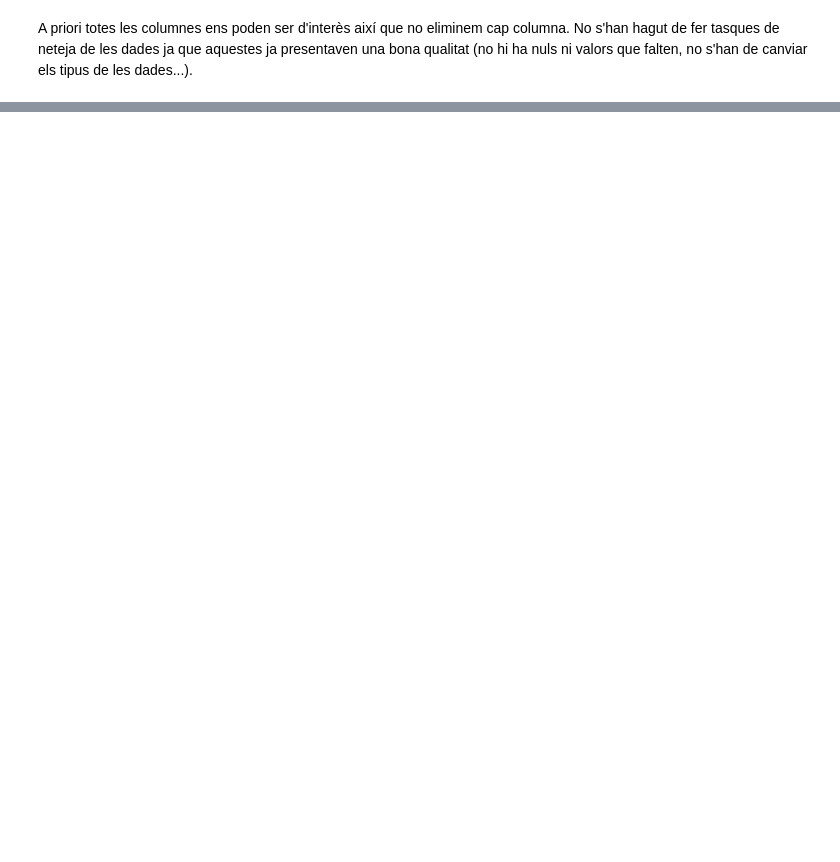
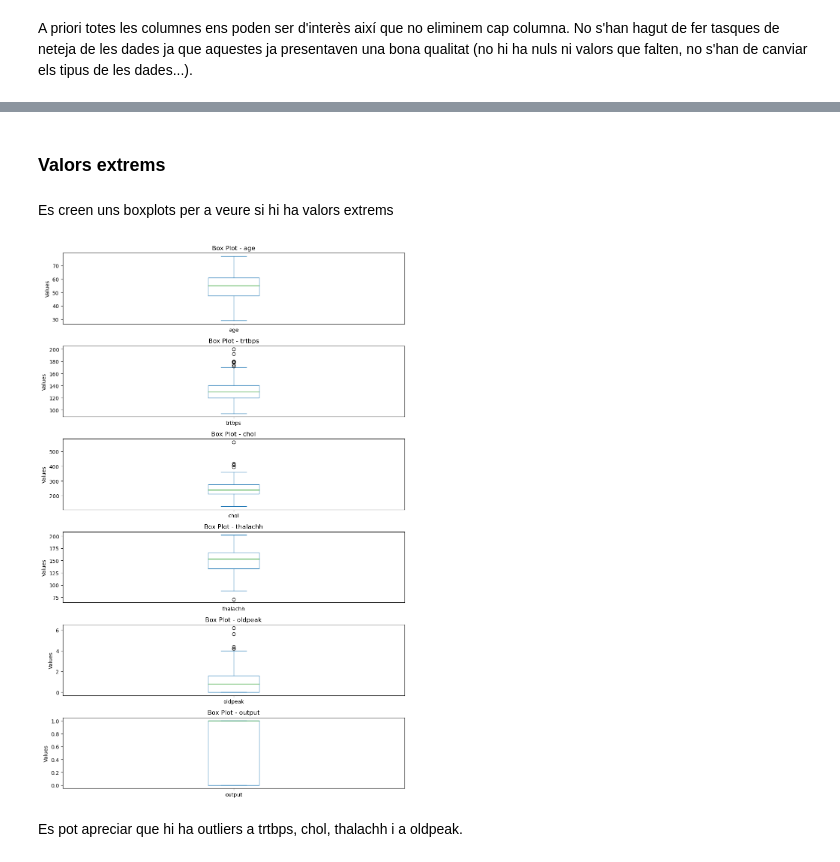
Before and after one commit to sercres/pra2_tipologia, a Jupyter notebook: code/pauconstans_screspia_PRA2.ipynb, the cells around one changed output, grey strips where cells are left out. Drawn from its saved outputs; the diff is of its cells as text; code cells hidden in the pictures; blank space fills up the shorter version.

```diff
--- a/code/pauconstans_screspia_PRA2.ipynb
+++ b/code/pauconstans_screspia_PRA2.ipynb
@@ -132,0 +195,19 @@ A priori totes les columnes ens poden ser d'interès així que no eliminem cap c
+# %% [markdown]
+### Valors extrems
+# %% [markdown]
+Es creen uns boxplots per a veure si hi ha valors extrems
+# %%
+fig, axs = plt.subplots(len(cols_num_out), figsize=(10, 15))
+
+for i, column in enumerate(cols_num_out):
+    df[column].plot(kind='box', ax=axs[i])
+
+    axs[i].set_title(f'Box Plot - {column}')
+    axs[i].set_ylabel('Values')
+
+plt.tight_layout()
+plt.show()
+# %% [output]
+[figure, added]
+# %% [markdown]
+Es pot apreciar que hi ha outliers a trtbps, chol, thalachh i a oldpeak.
```
Also changed, not shown: parts of 33 cells of this notebook.
